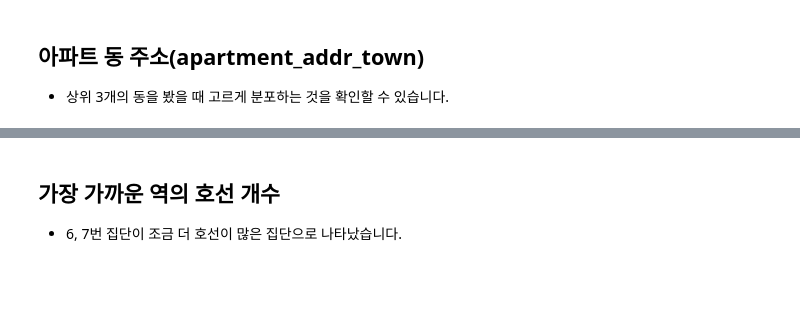
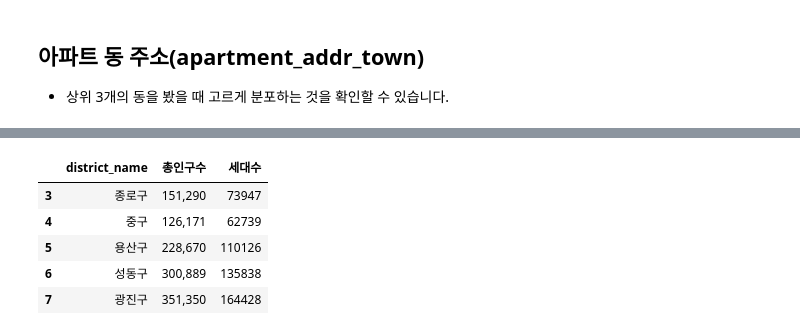
Before and after one commit to whoareyouwhoami/ProjectCasa, a Jupyter notebook: Modeling/03_Cluster_Visualization.ipynb, the cells around one changed output, grey strips where cells are left out. Drawn from its saved outputs; the diff is of its cells as text; code cells hidden in the pictures; blank space fills up the shorter version.

```diff
--- a/Modeling/03_Cluster_Visualization.ipynb
+++ b/Modeling/03_Cluster_Visualization.ipynb
@@ -68,3 +70,0 @@ plt.show()
-# %% [markdown]
-## 가장 가까운 역의 호선 개수
-- 6, 7번 집단이 조금 더 호선이 많은 집단으로 나타났습니다.
@@ -70,0 +78,9 @@ plt.show()
+# %%
+population.head()
+# %% [output]
+|  | district_name | 총인구수 | 세대수 |
+| 3 | 종로구 | 151,290 | 73947 |
+| 4 | 중구 | 126,171 | 62739 |
+| 5 | 용산구 | 228,670 | 110126 |
+| 6 | 성동구 | 300,889 | 135838 |
+| 7 | 광진구 | 351,350 | 164428 |
```
Also changed, not shown: parts of 12 cells of this notebook, 13 other files.
